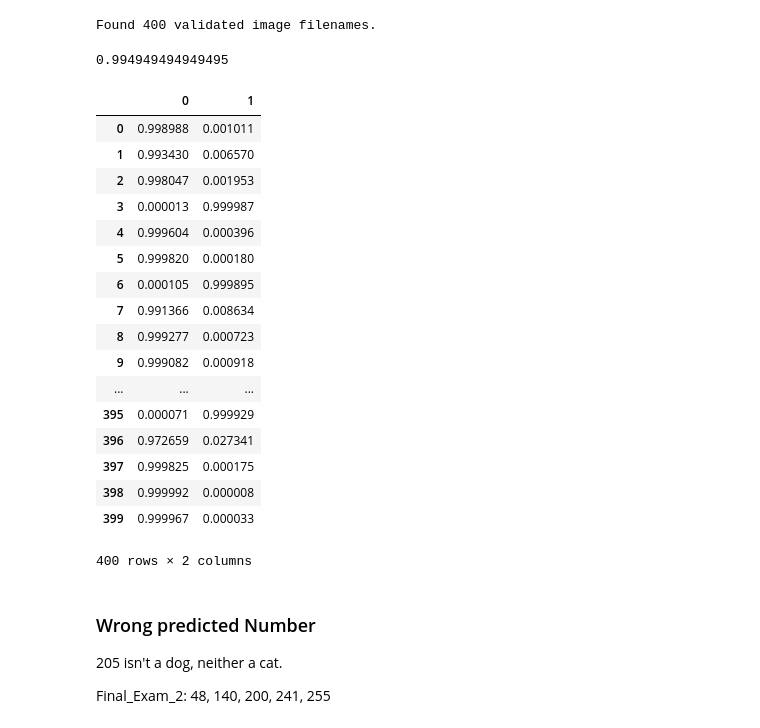
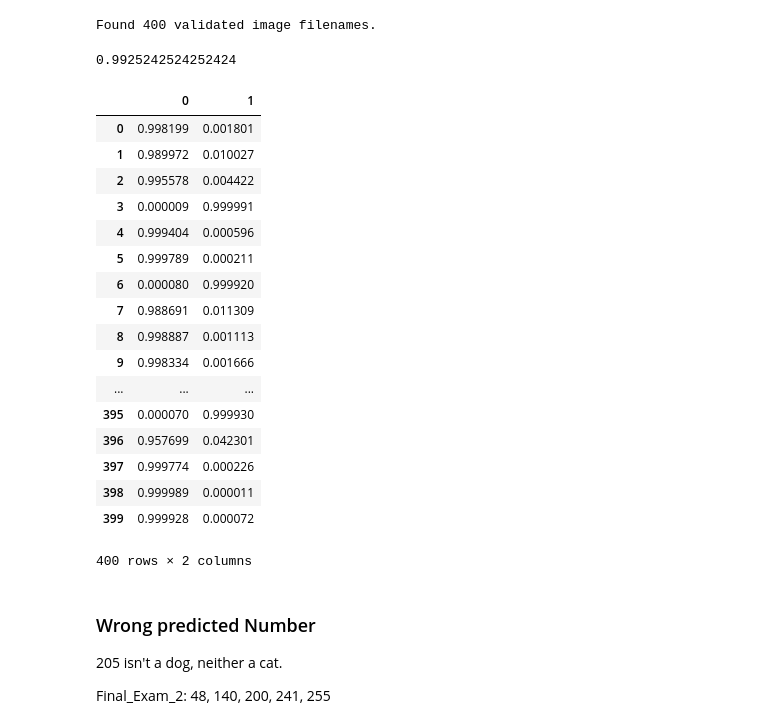
Before and after one commit to YRC0612/2nd_ML100days_Final_Exam, a Jupyter notebook: Final_Exam_Xception.ipynb, the cells around one changed output. Cells and saved outputs as stored; diff of their text form; code cells hidden in the pictures.

Commit message:
Update Final_Exam_Xception
1. Modified items:
       (1) reduced_lr (factor=0.2)
2. Test AUC score: 0.9925242524252424
3. Use probability to caculate AUC: 0.9998249824982498.
4. Kaggle AUC: 0.99740.

```diff
--- a/Final_Exam_Xception.ipynb
+++ b/Final_Exam_Xception.ipynb
@@ -167,7 +167,7 @@ earlystop = EarlyStopping(monitor='val_acc',
 
 # 20190813_3_Add_callbacks ==>
 reduced_lr = ReduceLROnPlateau(monitor='val_acc',
-                               factor=0.3,
+                               factor=0.2,
                                patience=3,
                                verbose=1,
                                mode='auto',
@@ -293,7 +293,7 @@ auc = roc_auc_score(y_test_df['Predicted'], test_df['label'])
 
 auc
 # %% [output]
-0.994949494949495
+0.9925242524252424
 # %%
 """
 
@@ -311,34 +311,34 @@ output.to_csv('Final_Exam_8.csv', header=["Predicted"], index_label='ID')
 # %%
 """
 
 !!!!!!!!!!!!!!!!!!!!!!!!!!!!!!!!!!!!!!!!!!!!
 PLEASE MODIFY BELOW FILENAME EVERYTIME BUILD
 !!!!!!!!!!!!!!!!!!!!!!!!!!!!!!!!!!!!!!!!!!!!
 
 """
 
 predproba_df = pd.DataFrame(predict)
-predproba_df.to_csv('Predicted_proba_Xception_4.csv')
+predproba_df.to_csv('Predicted_proba_Xception_5.csv')
 
 predproba_df
 # %% [output]
 |  | 0 | 1 |
-| 0 | 0.998988 | 0.001011 |
-| 1 | 0.993430 | 0.006570 |
-| 2 | 0.998047 | 0.001953 |
-| 3 | 0.000013 | 0.999987 |
-| 4 | 0.999604 | 0.000396 |
-| 5 | 0.999820 | 0.000180 |
-| 6 | 0.000105 | 0.999895 |
-| 7 | 0.991366 | 0.008634 |
-| 8 | 0.999277 | 0.000723 |
-| 9 | 0.999082 | 0.000918 |
+| 0 | 0.998199 | 0.001801 |
+| 1 | 0.989972 | 0.010027 |
+| 2 | 0.995578 | 0.004422 |
+| 3 | 0.000009 | 0.999991 |
+| 4 | 0.999404 | 0.000596 |
+| 5 | 0.999789 | 0.000211 |
+| 6 | 0.000080 | 0.999920 |
+| 7 | 0.988691 | 0.011309 |
+| 8 | 0.998887 | 0.001113 |
+| 9 | 0.998334 | 0.001666 |
 | ... | ... | ... |
-| 395 | 0.000071 | 0.999929 |
-| 396 | 0.972659 | 0.027341 |
-| 397 | 0.999825 | 0.000175 |
-| 398 | 0.999992 | 0.000008 |
-| 399 | 0.999967 | 0.000033 |
+| 395 | 0.000070 | 0.999930 |
+| 396 | 0.957699 | 0.042301 |
+| 397 | 0.999774 | 0.000226 |
+| 398 | 0.999989 | 0.000011 |
+| 399 | 0.999928 | 0.000072 |
 400 rows × 2 columns
 # %% [markdown]
 ### Wrong predicted Number
```
Also changed, not shown: parts of 5 cells of this notebook.
